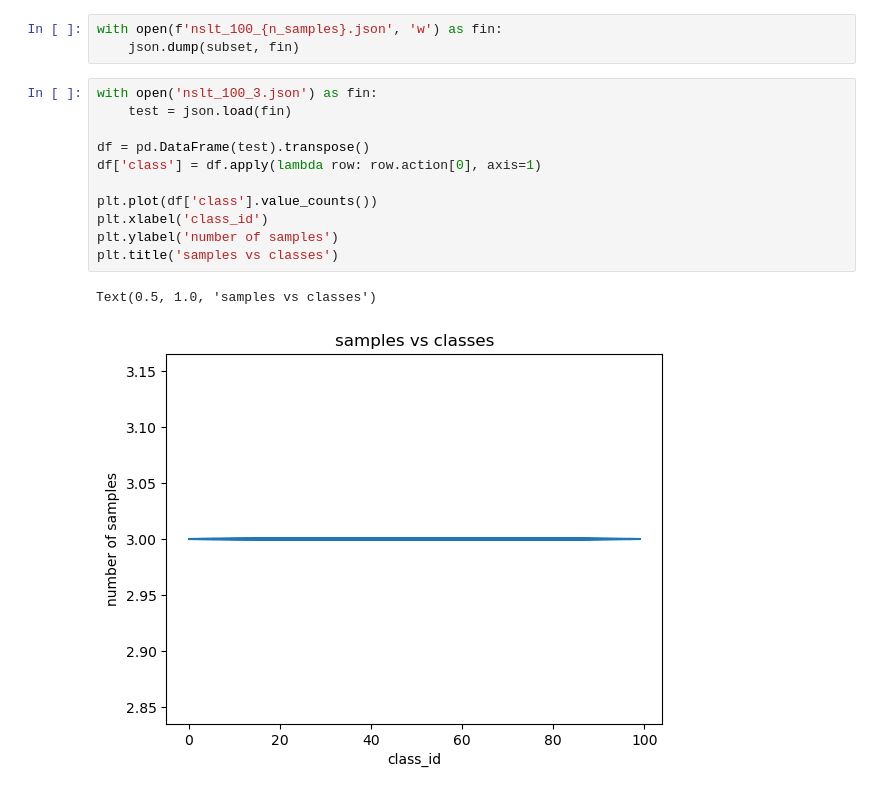
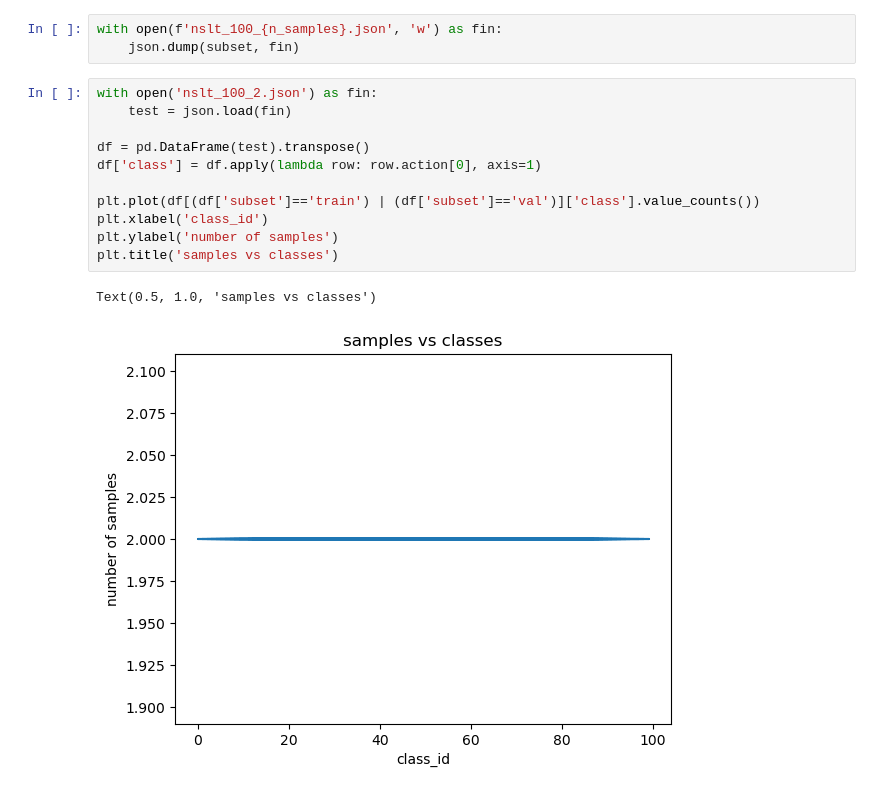
Before and after one commit to UoA-CARES/sign-language-benchmarks, a Jupyter notebook: tools/wlasl/create_subsets.ipynb, the cells around one changed output. Drawn from its saved outputs; the diff is of its cells as text.

```diff
--- a/tools/wlasl/create_subsets.ipynb
+++ b/tools/wlasl/create_subsets.ipynb
@@ -53,16 +53,16 @@ for video_id in videos:
 with open(f'nslt_100_{n_samples}.json', 'w') as fin:
     json.dump(subset, fin)
 # %%
-with open('nslt_100_3.json') as fin:
+with open('nslt_100_2.json') as fin:
     test = json.load(fin)
 
 df = pd.DataFrame(test).transpose()
 df['class'] = df.apply(lambda row: row.action[0], axis=1)
 
-plt.plot(df['class'].value_counts())
+plt.plot(df[(df['subset']=='train') | (df['subset']=='val')]['class'].value_counts())
 plt.xlabel('class_id')
 plt.ylabel('number of samples')
 plt.title('samples vs classes')
 # %% [output]
 Text(0.5, 1.0, 'samples vs classes')
-[figure, old version]
+[figure, new version]
```
Also changed, not shown: 2 other files.
